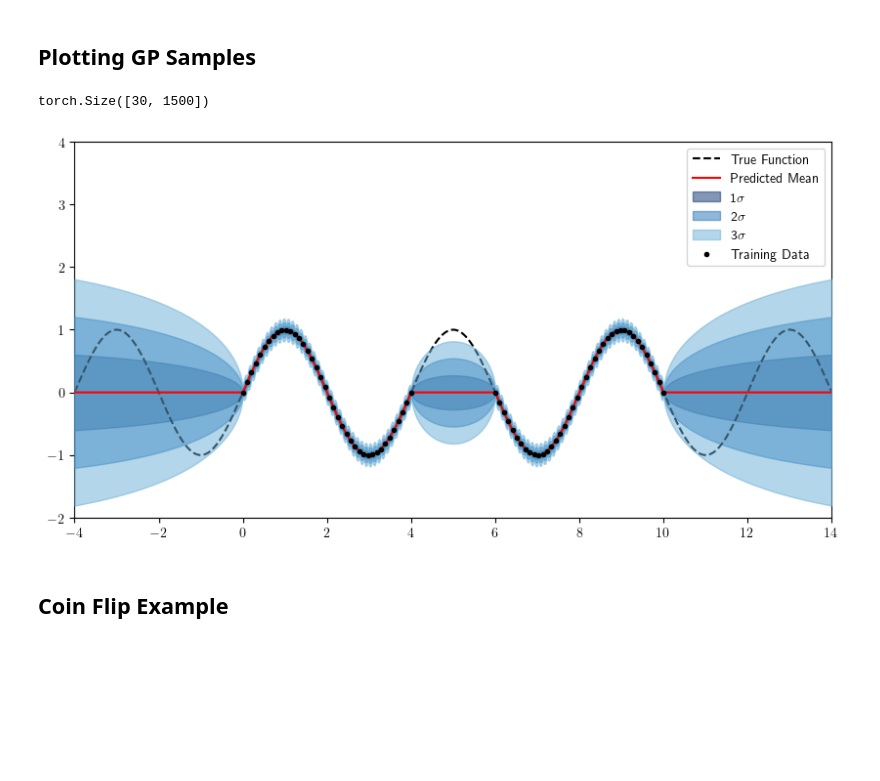
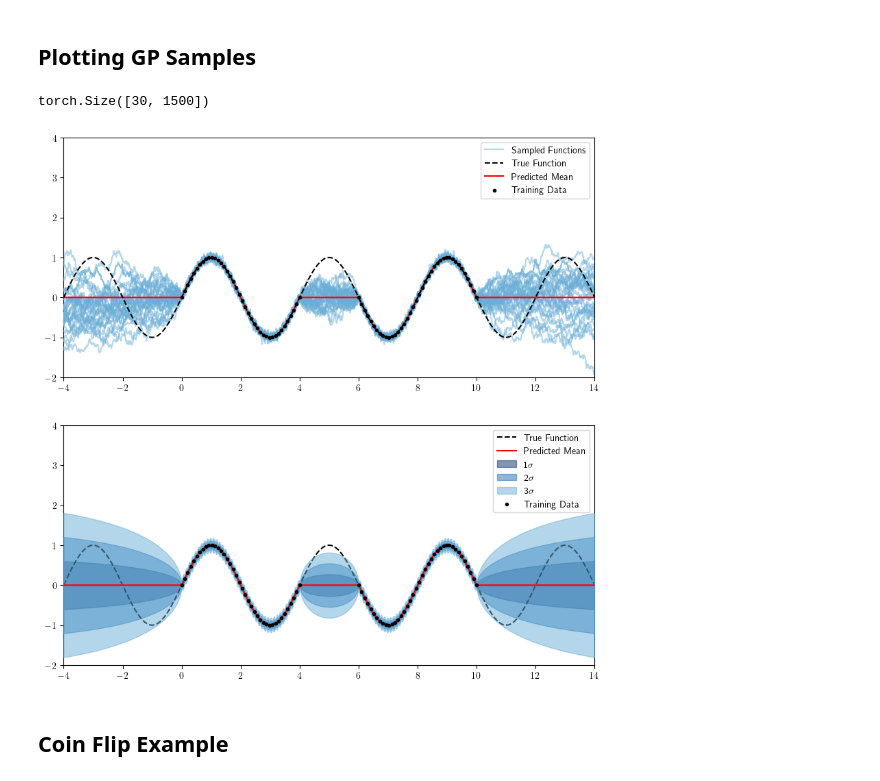
Before and after one commit to Crashprn/UncertaintyQuantification, a Jupyter notebook: Notebooks/Epistemic_Example.ipynb, the cells around one changed output. Cells and saved outputs as stored; diff of their text form; code cells hidden in the pictures; blank space fills up the shorter version.

Commit message:
Plot edits

```diff
--- a/Notebooks/Epistemic_Example.ipynb
+++ b/Notebooks/Epistemic_Example.ipynb
@@ -74,50 +74,50 @@ def to_numpy(tensor):
 
 cmap = plt.get_cmap('Blues')
 colors = list(reversed([cmap(i) for i in np.linspace(0.5, 1, 3)]))
-#fig, (ax0, ax1) = plt.subplots(2, 1, figsize=(10, 10))
-fig, ax1 = plt.subplots(1, 1, figsize=(10, 5))
+fig, (ax0, ax1) = plt.subplots(2, 1, figsize=(10, 10))
+#fig, ax1 = plt.subplots(1, 1, figsize=(10, 5))
 
 x_test = torch.linspace(-4, 14, 1500, device=torch.device('cuda')).unsqueeze(1)
 
 y_pred, y_std = gp_exp.predict(x_test, return_std=True)
 y_samples = gp_exp.predict(x_test, num_samples=30)
 
 print(y_samples.shape)
 
-#for i, sample in enumerate(y_samples):
-#    ax0.plot(to_numpy(x_test), to_numpy(sample), c=colors[2], alpha=0.5, zorder=i*5)
+for i, sample in enumerate(y_samples):
+    ax0.plot(to_numpy(x_test), to_numpy(sample), c=colors[2], alpha=0.5, zorder=i*5)
 
-#ax0.plot(to_numpy(x_test), to_numpy(y_samples[-1]), c=colors[2], alpha=0.5, label='Sampled Functions')
+ax0.plot(to_numpy(x_test), to_numpy(y_samples[-1]), c=colors[2], alpha=0.5, label='Sampled Functions')
 
-#ax0.plot(np.linspace(lower_in-4, upper_in+4, 1000), f(torch.linspace(lower_in-4, upper_in+4, 1000)), c='black', linestyle="dashed", label='True Function', zorder=175)
-#ax0.plot(to_numpy(x_test), to_numpy(y_pred), 'r', label='Predicted Mean', zorder=160)
+ax0.plot(np.linspace(lower_in-4, upper_in+4, 1000), f(torch.linspace(lower_in-4, upper_in+4, 1000)), c='black', linestyle="dashed", label='True Function', zorder=175)
+ax0.plot(to_numpy(x_test), to_numpy(y_pred), 'r', label='Predicted Mean', zorder=160)
 ax1.plot(np.linspace(lower_in-4, upper_in+4, 1000), f(torch.linspace(lower_in-4, upper_in+4, 1000)), c='black', linestyle="dashed", label='True Function', zorder=15)
 ax1.plot(to_numpy(x_test), to_numpy(y_pred), 'r', label='Predicted Mean', zorder=20)
 
 
 
 
 for i, color in zip([1,2,3], colors):
     upper = y_pred.squeeze() + i * y_std
     lower = y_pred.squeeze() - i * y_std
 
     ax1.fill_between(to_numpy(x_test).squeeze(), to_numpy(upper), to_numpy(lower), alpha=0.5, color=color, label= f"{i}" + r'$\sigma$', zorder=i*5)
 
-#ax0.scatter(x_train.cpu().numpy(), y_train.cpu().numpy(), c='black', marker='.', label='Training Data', zorder=200)
+ax0.scatter(x_train.cpu().numpy(), y_train.cpu().numpy(), c='black', marker='.', label='Training Data', zorder=200)
 ax1.scatter(x_train.cpu().numpy(), y_train.cpu().numpy(), c='black', marker='.', label='Training Data', zorder=25)
 
-#ax0.set_xlim(-4, 14)
-#ax0.set_ylim(-2, 4)
+ax0.set_xlim(-4, 14)
+ax0.set_ylim(-2, 4)
 ax1.set_xlim(-4, 14)
 ax1.set_ylim(-2, 4)
 
-#ax0.legend()
+ax0.legend()
 ax1.legend()
 
 plt.show()
 # %% [output]
 torch.Size([30, 1500])
-[figure, old version]
+[figure, new version]
 # %% [markdown]
 ## Coin Flip Example
 # %%
```
Also changed, not shown: parts of 3 cells of this notebook, 2 other files.
